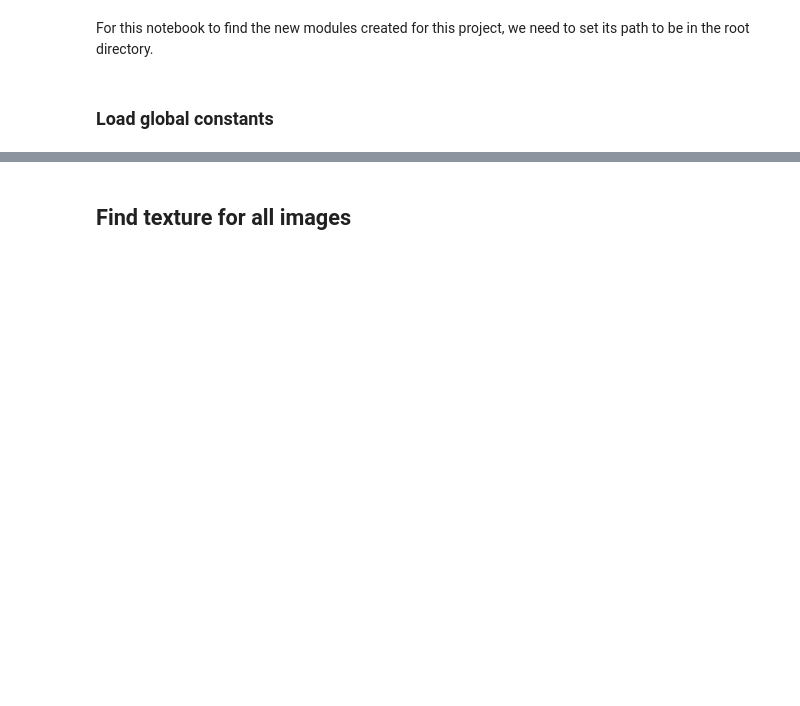
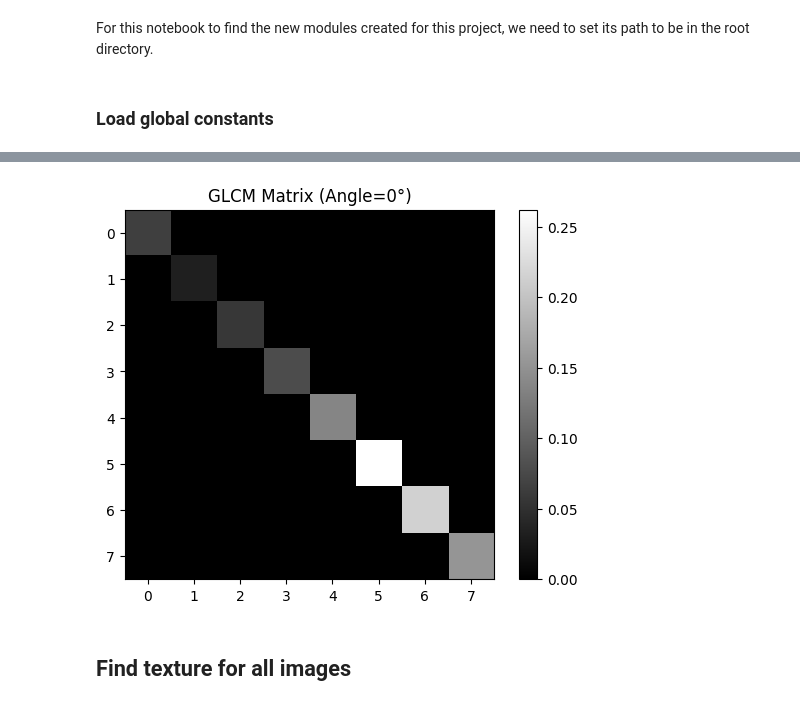
Before and after one commit to rehabaam/ds_covid19_project, a Jupyter notebook: notebooks/2.5_Exploring_texture.ipynb, the cells around one changed output, grey strips where cells are left out. Cells and saved outputs as stored; diff of their text form; code cells hidden in the pictures; blank space fills up the shorter version.

Commit message:
chore(notebook): adding an example for a single image

```diff
--- a/notebooks/2.5_Exploring_texture.ipynb
+++ b/notebooks/2.5_Exploring_texture.ipynb
@@ -21,3 +26,18 @@ from src.preprocessing.image_texture import get_images_texture
+# %%
+image_path = raw_data_dir+'/COVID/images/COVID-3411.png'
+image = crop_image(image_path)
+quantized_image = (image[0] / 32).astype('uint8')
+
+# Compute GLCM
+glcm = graycomatrix(quantized_image, distances=[0], angles=[0], levels=8, symmetric=True, normed=True)
+
+# Visualize GLCM
+plt.imshow(glcm[:, :, 0, 0], cmap='gray')
+plt.title('GLCM Matrix (Angle=0°)')
+plt.colorbar()
+plt.show()
+# %% [output]
+[figure, added]
 # %% [markdown]
 ## Find texture for all images
 # %%
```
Also changed, not shown: parts of 2 cells of this notebook.
